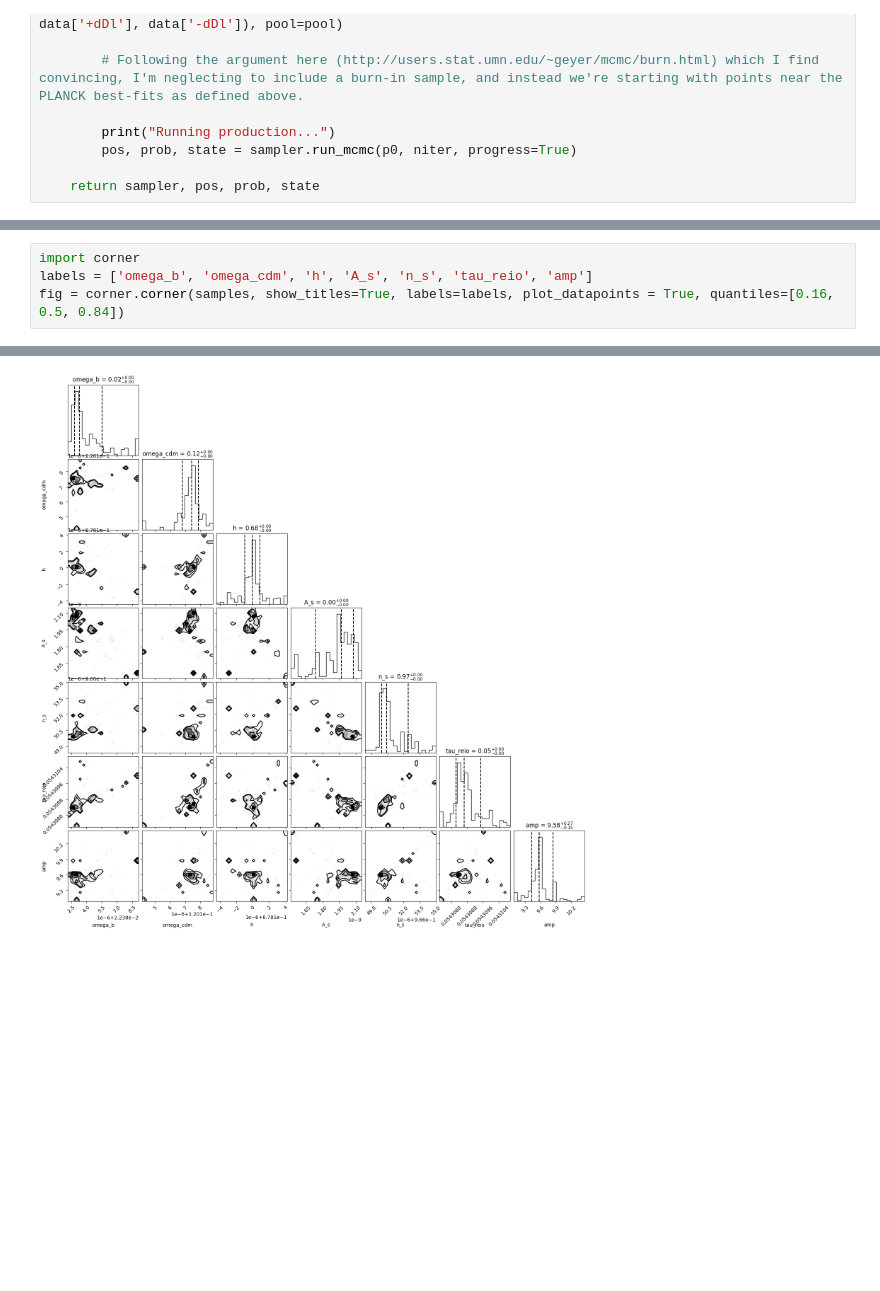
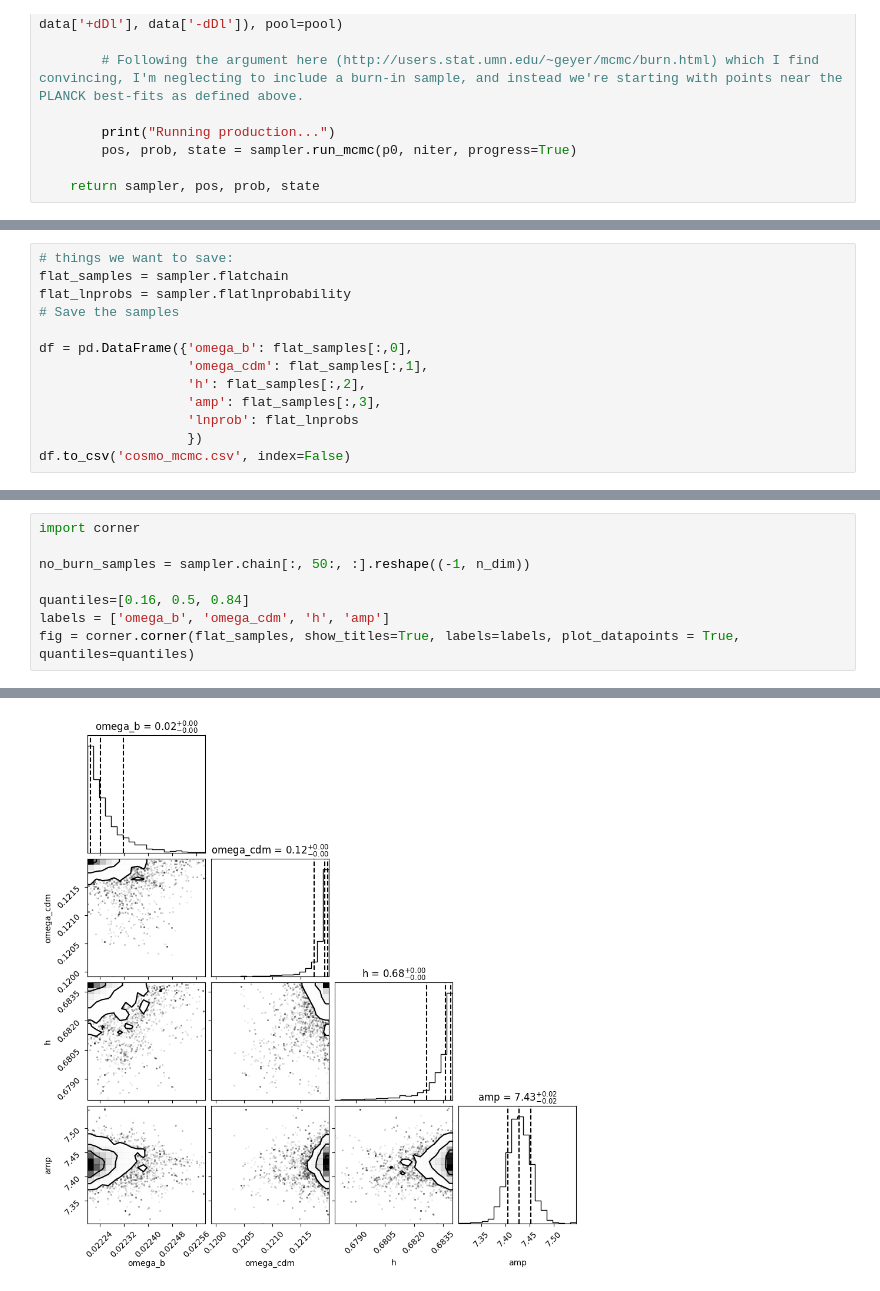
Before and after one commit to jybook/Cosmology_Final_Project, a Jupyter notebook: cosmology_project.ipynb, the cells around one changed output, grey strips where cells are left out. Drawn from its saved outputs; the diff is of its cells as text; blank space fills up the shorter version.

```diff
--- a/cosmology_project.ipynb
+++ b/cosmology_project.ipynb
@@ -234,3 +243,16 @@ Running production...
+# %%
+# things we want to save:
+flat_samples = sampler.flatchain
+flat_lnprobs = sampler.flatlnprobability
+# Save the samples
+
+df = pd.DataFrame({'omega_b': flat_samples[:,0],
+                   'omega_cdm': flat_samples[:,1],
+                   'h': flat_samples[:,2],
+                   'amp': flat_samples[:,3],
+                   'lnprob': flat_lnprobs
+                   })
+df.to_csv('cosmo_mcmc.csv', index=False)
 # %%
 # make traceplots for each parameter to assess convergence - Each of our walkers is a different chain, so we can test walkers against one another.
 samples = sampler.chain
@@ -306,5 +354,9 @@ plt.legend()
 # %%
 import corner
-labels = ['omega_b', 'omega_cdm', 'h', 'A_s', 'n_s', 'tau_reio', 'amp']
-fig = corner.corner(samples, show_titles=True, labels=labels, plot_datapoints = True, quantiles=[0.16, 0.5, 0.84])
+
+no_burn_samples = sampler.chain[:, 50:, :].reshape((-1, n_dim))
+
+quantiles=[0.16, 0.5, 0.84]
+labels = ['omega_b', 'omega_cdm', 'h', 'amp']
+fig = corner.corner(flat_samples, show_titles=True, labels=labels, plot_datapoints = True, quantiles=quantiles)
 # %% [output]
@@ -311 +364 @@ fig = corner.corner(samples, show_titles=True, labels=labels, plot_datapoints =
-[figure, old version]
+[figure, new version]
```
Also changed, not shown: parts of 33 cells of this notebook, 9 other files.
